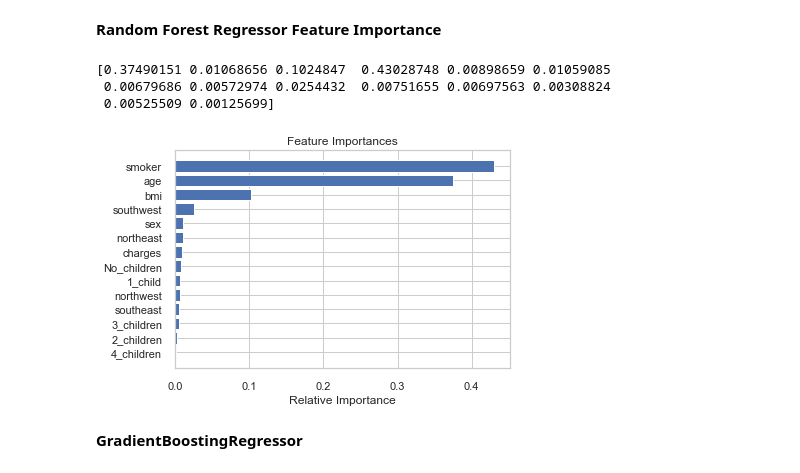
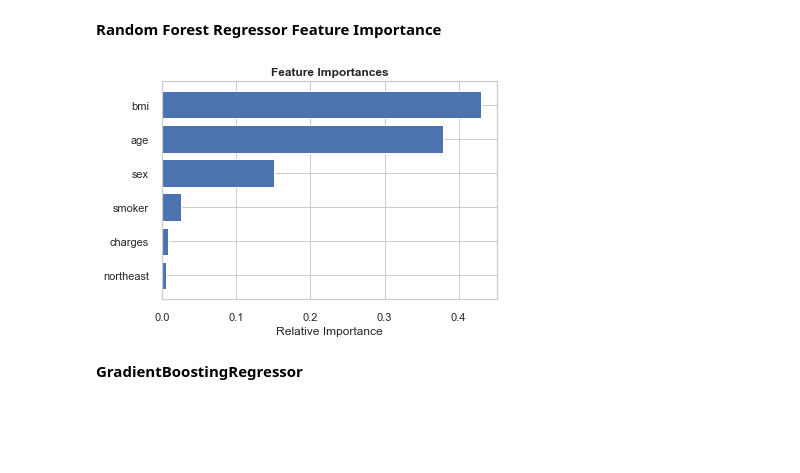
Before and after one commit to KishenSharma6/HealthInsurancePremiums-Regression, a Jupyter notebook: Health Insurance Premiums - Regression.ipynb, the cells around one changed output. Saved outputs shown, nothing was run; the diff lists cells and outputs as text; code cells hidden in the pictures; blank space fills up the shorter version.

```diff
--- a/Health Insurance Premiums - Regression.ipynb
+++ b/Health Insurance Premiums - Regression.ipynb
@@ -410,8 +410,8 @@ plt.subplots_adjust(top=1)
 **Split Data and Prepare for Machine Learning Pipeline**
 # %%
 #Assign data to X and y
-X= df.drop('charges', axis=1).values
-y= df['charges'].values
+X= df.drop('charges', axis=1)
+y= df['charges']
 
 
 #Print data shapes
@@ -422,0 +425,22 @@ y data shape:  (1337,)
+# %%
+#Import Kbest and f_regression metric
+from sklearn.feature_selection import SelectKBest, f_regression
+
+#Pick 10 best features from training data
+best_features = SelectKBest(score_func=f_regression, k=12)
+
+#Fit to data
+fit = best_features.fit(X,y)
+
+#Create dataframes to view scores and features
+dfscores = pd.DataFrame(fit.scores_)
+dfcolumns = pd.DataFrame(X.columns)
+
+#Concat two dataframes
+featureScores = pd.concat([dfcolumns,dfscores],axis=1)
+
+#naming the dataframe columns
+featureScores.columns = ['Specs','Score']
+
+#print 6 best features
+print(featureScores.nlargest(12,'Score'))
@@ -423,3 +461,10 @@ y data shape:  (1337,)
+# %%
+#Create mask of features to keep
+mask = best_features.get_support()
+new_features = X.columns[mask]
+
+#Index top 10 features
+X= X[new_features]
 # %%
 #Import splitter
 from sklearn.model_selection import train_test_split
@@ -635,23 +680,20 @@ Best RMSE score: 0.39594
 # %%
 #Fit rforest
 rforest.fit(X_train, y_train)
 
 #Create features for plotting
 features = list(df)
 importances = rforest.feature_importances_
 indices = np.argsort(importances)
 
 #Creat Plot
-plt.title('Feature Importances')
+plt.title('Feature Importances', fontweight = 'bold')
 plt.barh(range(len(indices)), importances[indices], color='b', align='center')
 plt.yticks(range(len(indices)), [features[i] for i in indices])
 plt.xlabel('Relative Importance')
 plt.show()
 # %% [output]
-[0.37490151 0.01068656 0.1024847  0.43028748 0.00898659 0.01059085
- 0.00679686 0.00572974 0.0254432  0.00751655 0.00697563 0.00308824
- 0.00525509 0.00125699]
-[figure, old version]
+[figure, new version]
 # %% [markdown]
 **GradientBoostingRegressor**
 # %%
```
Also changed, not shown: parts of 11 cells of this notebook.
